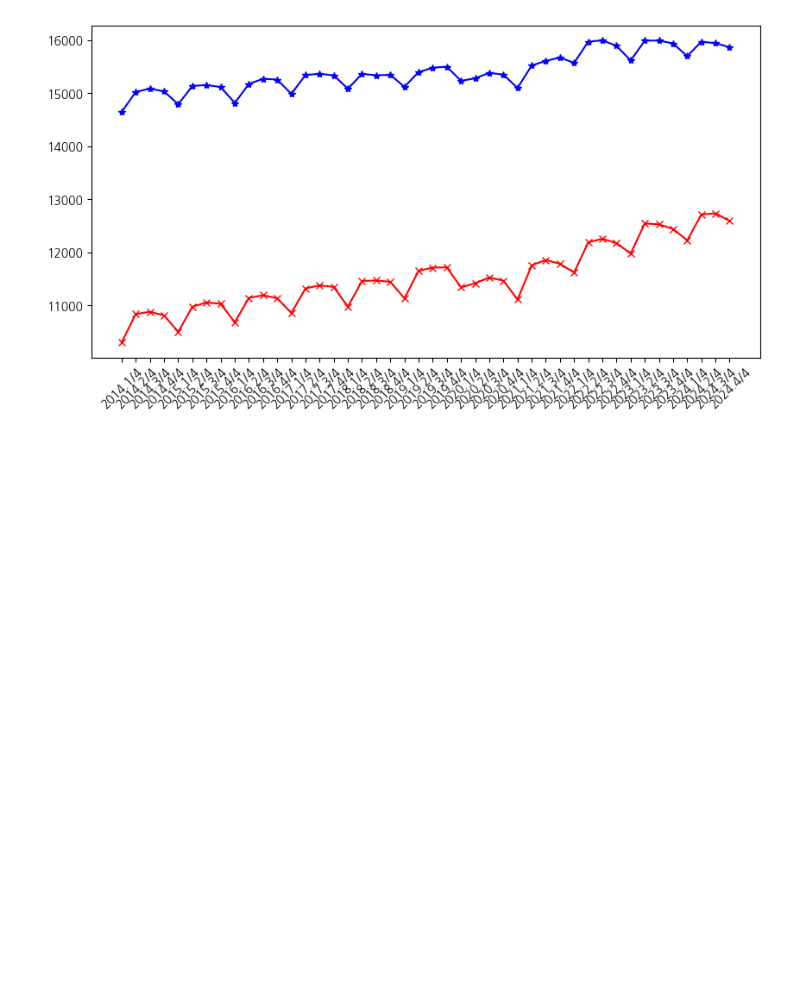
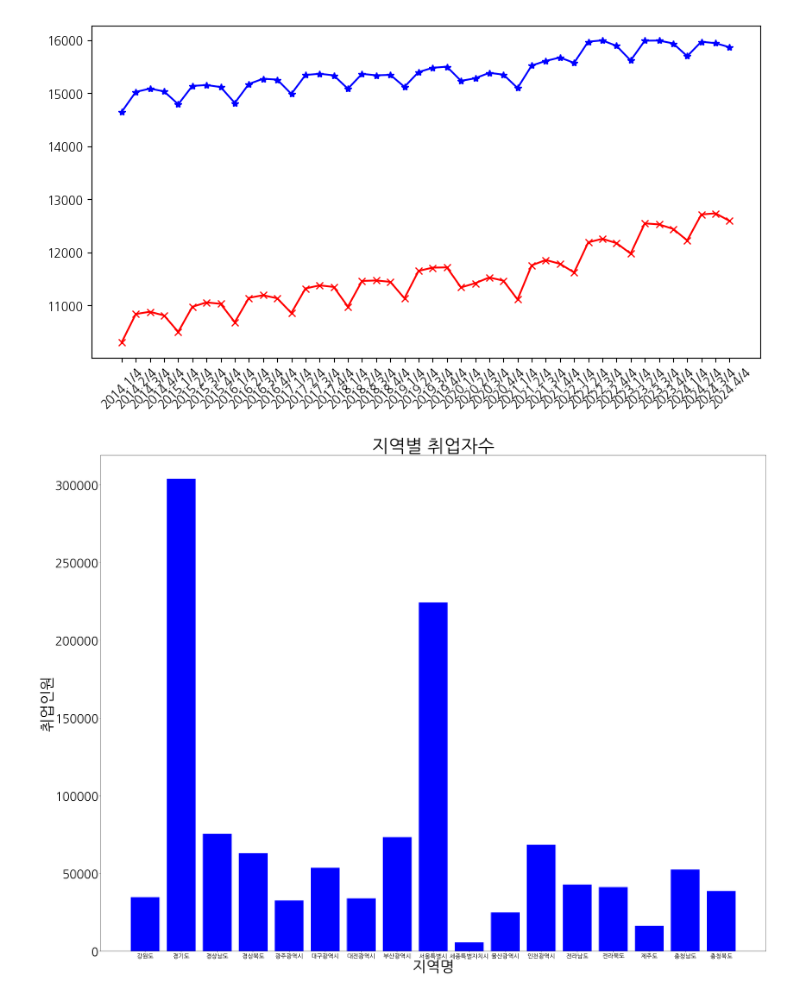
Before and after one commit to 2sseong/python, a Jupyter notebook: py11_연령별취업자수관계.ipynb, the cells around one changed output. Saved outputs shown, nothing was run; the diff lists cells and outputs as text; code cells hidden in the pictures; blank space fills up the shorter version.

```diff
--- a/py11_.ipynb
+++ b/py11_연령별취업자수관계.ipynb
@@ -134,0 +57,14 @@ gen
+# %%
+region_data = ex_data.groupby('region')['value'].sum().reset_index(name = 'total')
+# %%
+plt.figure(figsize=(40,30))
+plt.bar(x = region_data['region'], height = region_data['total'],color='blue')
+
+plt.xlabel('지역명', fontsize=50)
+plt.ylabel('취업인원', fontsize=50)
+plt.xticks(fontsize=20)  # x축 눈금 글씨 크기
+plt.yticks(fontsize=40)  # y축 눈금 글씨 크기
+plt.title('지역별 취업자수', fontsize=60)
+plt.show()
+# %% [output]
+[figure, added]
```
Also changed, not shown: parts of 8 cells of this notebook, 16 other files.
